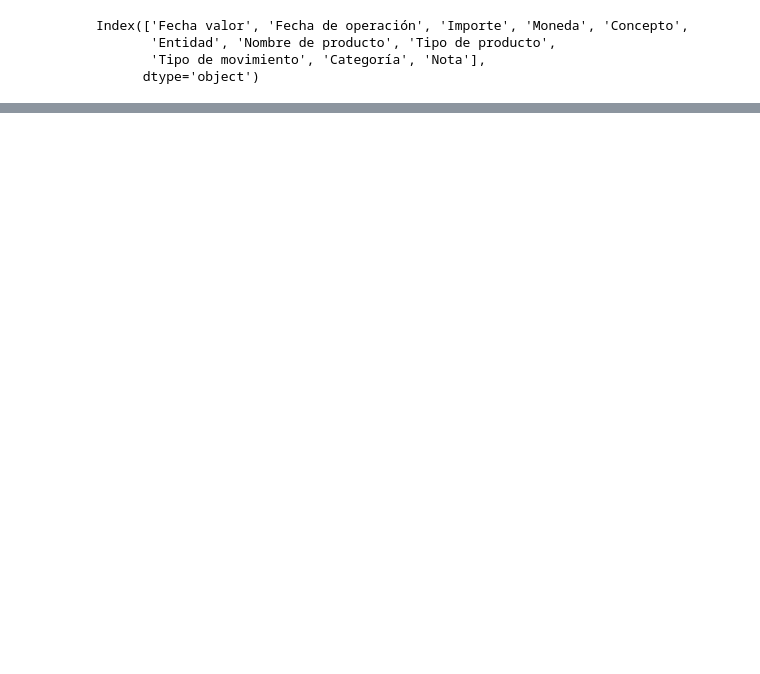
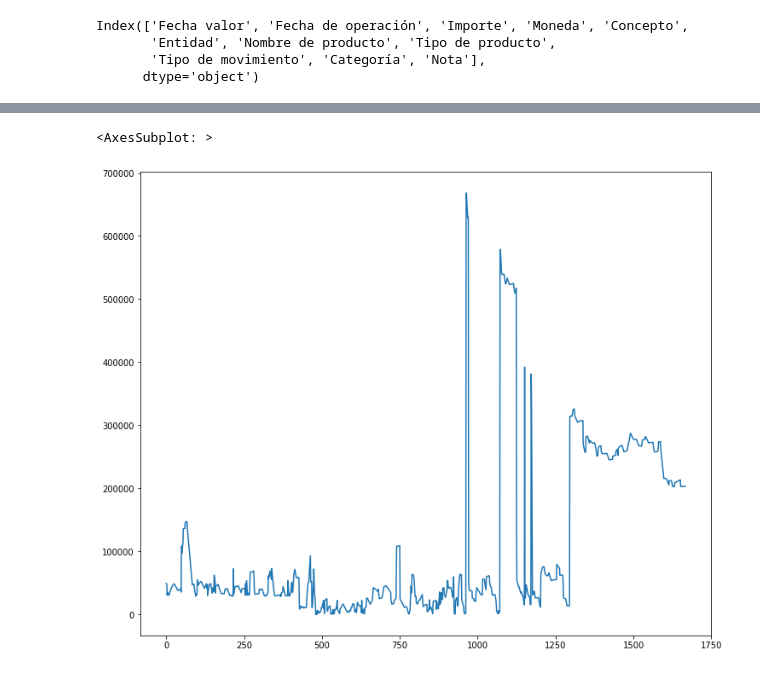
Before and after one commit to diegooguajardoo/100-days-of-python, a Jupyter notebook: Personal Projects/pandas_training.ipynb, the cells around one changed output, grey strips where cells are left out. Saved outputs shown, nothing was run; the diff lists cells and outputs as text; code cells hidden in the pictures; blank space fills up the shorter version.

```diff
--- a/Personal Projects/pandas_training.ipynb
+++ b/Personal Projects/pandas_training.ipynb
@@ -12,6 +12,7 @@ Index(['Fecha valor', 'Fecha de operación', 'Importe', 'Moneda', 'Concepto',
        'Tipo de movimiento', 'Categoría', 'Nota'],
       dtype='object')
 # %%
-df["Fecha valor"] = pd.to_datetime(df["Fecha valor"], format="%d/%m/%y")
+df["Fecha valor"] = pd.to_datetime(df["Fecha valor"], format="%d/%m/%y", exact=True)
 df["Fecha de operación"] = pd.to_datetime(
-    df["Fecha de operación"], format="%d/%m/%y")
+    df["Fecha de operación"], format="%d/%m/%y", exact= True)
+df.dtypes
@@ -77,0 +36,5 @@ df
+# %%
+nomina = df[df["Nombre de producto"] == "SUPER NOMINA"]
+aeromexico = df[df["Nombre de producto"] == "AEROMEXICO BLANCA"]
+zero = df[df["Nombre de producto"] == "SANTANDER ZERO"]
+nomina.head(20)
@@ -77,0 +61,5 @@ df
+# %%
+#poner saldo inicial en loc 0
+saldo_inicial = 203072.1
+orden = nomina.loc[::-1]
+orden.loc[:,(1667,"Saldo")] = saldo_inicial
@@ -77,0 +76,3 @@ df
+# %%
+orden["mes"] = orden["Fecha valor"].dt.month
+#orden[["Fecha valor", "Importe"]].groupby("mes").mean()
@@ -77,0 +93,5 @@ df
+# %%
+orden["Saldo"].plot(figsize=(12,10))
+# %% [output]
+<AxesSubplot: >
+[figure, added]
```
Also changed, not shown: parts of 17 cells of this notebook, 2 other files.
